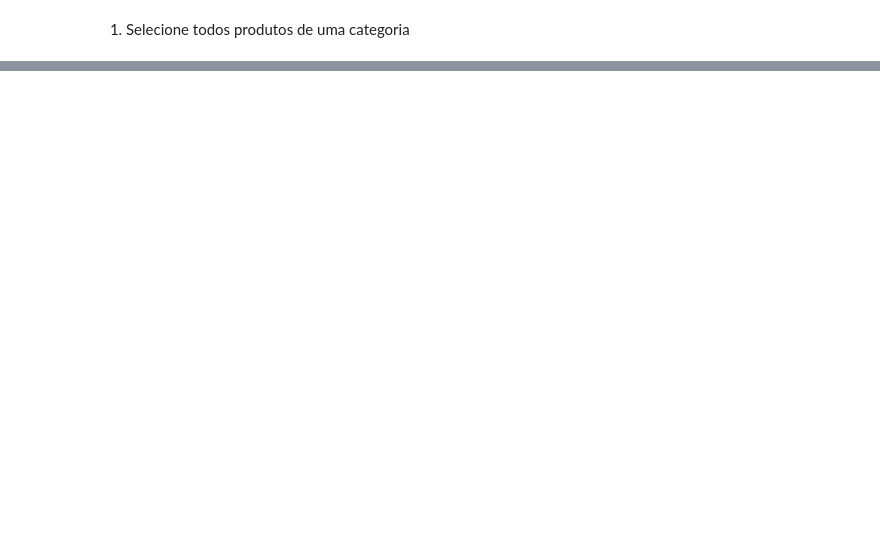
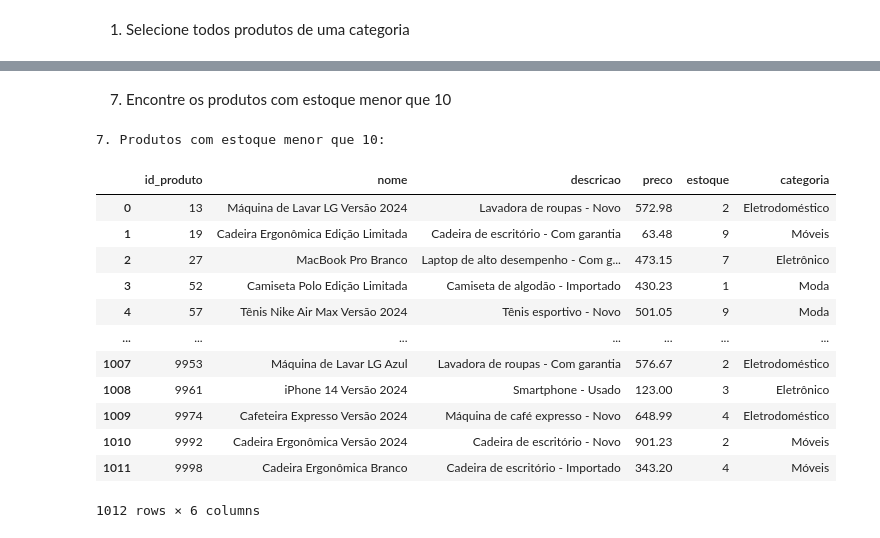
Before and after one commit to devLeandroAraujo/engenhariadedadosGrowdev, a Jupyter notebook: Tarefa11.ipynb, the cells around one changed output, grey strips where cells are left out. Cells and saved outputs as stored; diff of their text form; code cells hidden in the pictures; blank space fills up the shorter version.

```diff
--- a/Tarefa11.ipynb
+++ b/Tarefa11.ipynb
@@ -192,0 +326,25 @@ engine.dispose()
+# %% [markdown]
+7. Encontre os produtos com estoque menor que 10
+# %%
+query7 = """
+    SELECT * FROM Produtos
+    WHERE Estoque < 10;
+"""
+df_estoque_baixo = pd.read_sql(query7, engine)
+print("\n7. Produtos com estoque menor que 10:")
+df_estoque_baixo
+# %% [output]
+7. Produtos com estoque menor que 10:
+|  | id_produto | nome | descricao | preco | estoque | categoria |
+| 0 | 13 | Máquina de Lavar LG Versão 2024 | Lavadora de roupas - Novo | 572.98 | 2 | Eletrodoméstico |
+| 1 | 19 | Cadeira Ergonômica Edição Limitada | Cadeira de escritório - Com garantia | 63.48 | 9 | Móveis |
+| 2 | 27 | MacBook Pro Branco | Laptop de alto desempenho - Com g... | 473.15 | 7 | Eletrônico |
+| 3 | 52 | Camiseta Polo Edição Limitada | Camiseta de algodão - Importado | 430.23 | 1 | Moda |
+| 4 | 57 | Tênis Nike Air Max Versão 2024 | Tênis esportivo - Novo | 501.05 | 9 | Moda |
+| ... | ... | ... | ... | ... | ... | ... |
+| 1007 | 9953 | Máquina de Lavar LG Azul | Lavadora de roupas - Com garantia | 576.67 | 2 | Eletrodoméstico |
+| 1008 | 9961 | iPhone 14 Versão 2024 | Smartphone - Usado | 123.00 | 3 | Eletrônico |
+| 1009 | 9974 | Cafeteira Expresso Versão 2024 | Máquina de café expresso - Novo | 648.99 | 4 | Eletrodoméstico |
+| 1010 | 9992 | Cadeira Ergonômica Versão 2024 | Cadeira de escritório - Novo | 901.23 | 2 | Móveis |
+| 1011 | 9998 | Cadeira Ergonômica Branco | Cadeira de escritório - Importado | 343.20 | 4 | Móveis |
+1012 rows × 6 columns
```
Also changed, not shown: parts of 35 cells of this notebook.
